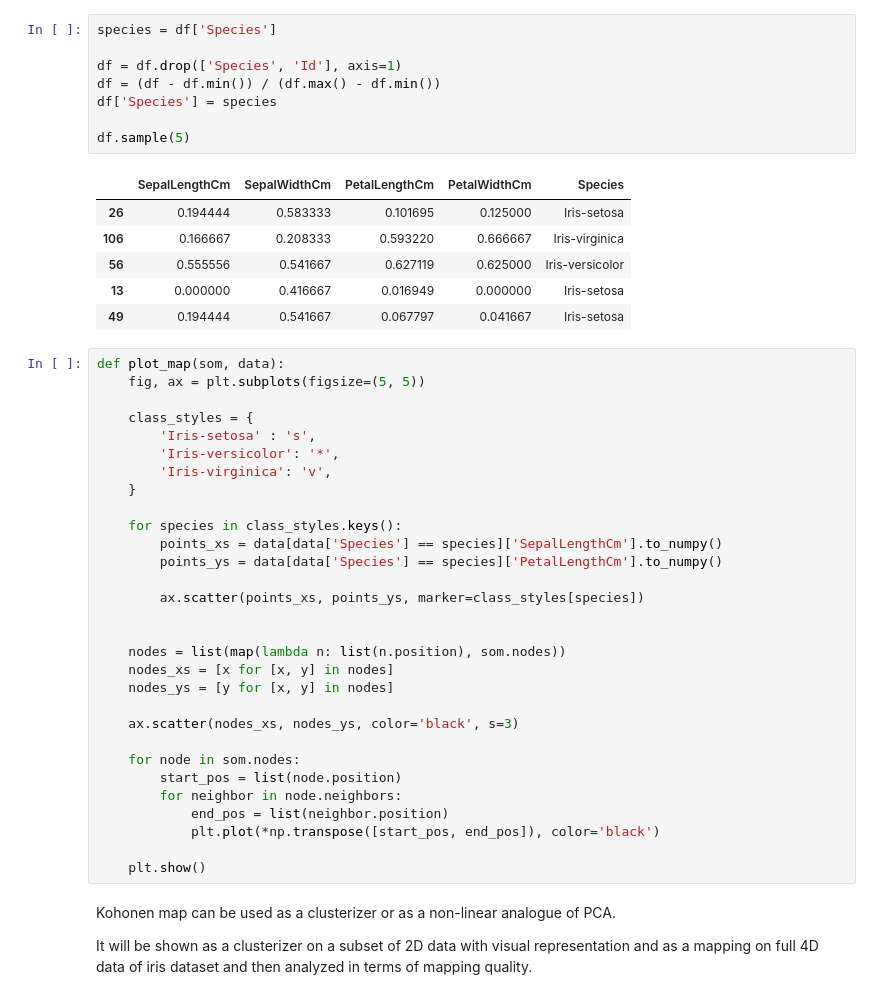
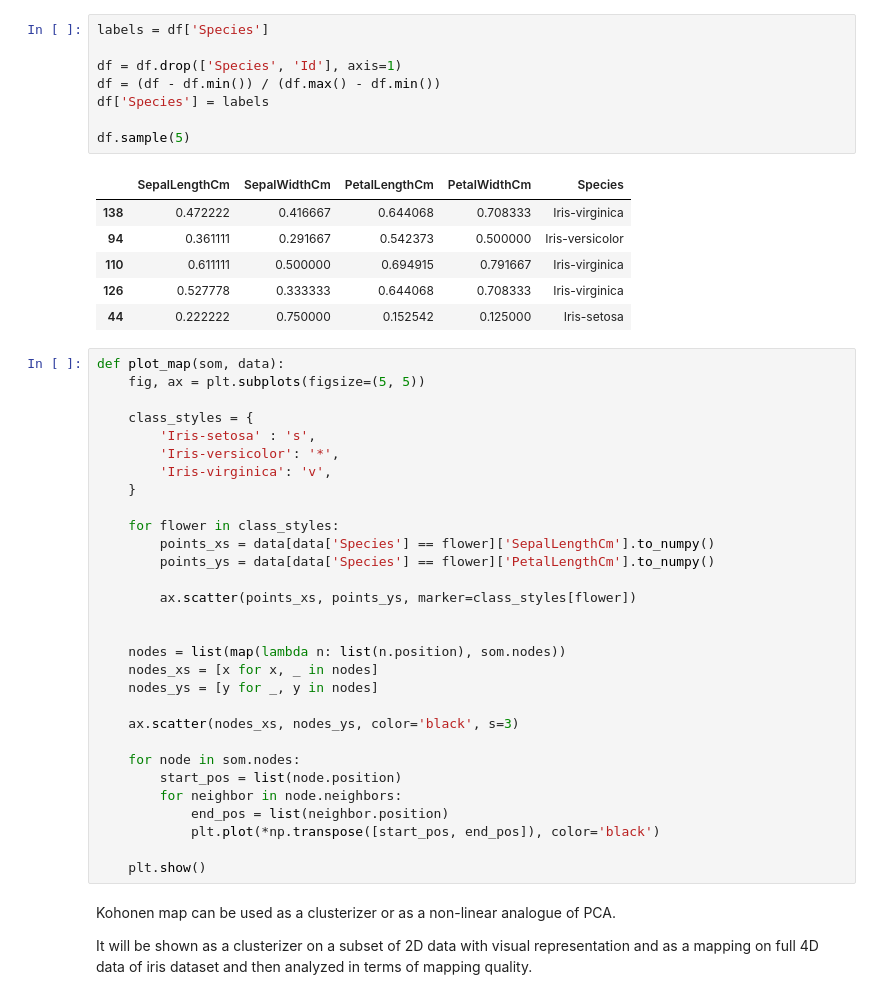
Before and after one commit to volodymyrkir/python_neural_nets, a Jupyter notebook: tasks/task_3.ipynb, the cells around one changed output. Drawn from its saved outputs; the diff is of its cells as text.

```diff
--- a/tasks/task_3.ipynb
+++ b/tasks/task_3.ipynb
@@ -24,18 +21,18 @@ df.sample(5)
 # %%
-species = df['Species']
+labels = df['Species']
 
 df = df.drop(['Species', 'Id'], axis=1)
 df = (df - df.min()) / (df.max() - df.min())
-df['Species'] = species
+df['Species'] = labels
 
 df.sample(5)
 # %% [output]
 |  | SepalLengthCm | SepalWidthCm | PetalLengthCm | PetalWidthCm | Species |
-| 26 | 0.194444 | 0.583333 | 0.101695 | 0.125000 | Iris-setosa |
-| 106 | 0.166667 | 0.208333 | 0.593220 | 0.666667 | Iris-virginica |
-| 56 | 0.555556 | 0.541667 | 0.627119 | 0.625000 | Iris-versicolor |
-| 13 | 0.000000 | 0.416667 | 0.016949 | 0.000000 | Iris-setosa |
-| 49 | 0.194444 | 0.541667 | 0.067797 | 0.041667 | Iris-setosa |
+| 138 | 0.472222 | 0.416667 | 0.644068 | 0.708333 | Iris-virginica |
+| 94 | 0.361111 | 0.291667 | 0.542373 | 0.500000 | Iris-versicolor |
+| 110 | 0.611111 | 0.500000 | 0.694915 | 0.791667 | Iris-virginica |
+| 126 | 0.527778 | 0.333333 | 0.644068 | 0.708333 | Iris-virginica |
+| 44 | 0.222222 | 0.750000 | 0.152542 | 0.125000 | Iris-setosa |
 # %%
 def plot_map(som, data):
     fig, ax = plt.subplots(figsize=(5, 5))
@@ -46,16 +43,16 @@ def plot_map(som, data):
         'Iris-virginica': 'v',
     }
 
-    for species in class_styles.keys():
-        points_xs = data[data['Species'] == species]['SepalLengthCm'].to_numpy()
-        points_ys = data[data['Species'] == species]['PetalLengthCm'].to_numpy()
+    for flower in class_styles:
+        points_xs = data[data['Species'] == flower]['SepalLengthCm'].to_numpy()
+        points_ys = data[data['Species'] == flower]['PetalLengthCm'].to_numpy()
 
-        ax.scatter(points_xs, points_ys, marker=class_styles[species])
+        ax.scatter(points_xs, points_ys, marker=class_styles[flower])
 
 
     nodes = list(map(lambda n: list(n.position), som.nodes))
-    nodes_xs = [x for [x, y] in nodes]
-    nodes_ys = [y for [x, y] in nodes]
+    nodes_xs = [x for x, _ in nodes]
+    nodes_ys = [y for _, y in nodes]
 
     ax.scatter(nodes_xs, nodes_ys, color='black', s=3)
 
```
Also changed, not shown: parts of 9 cells of this notebook, 5 other files.
